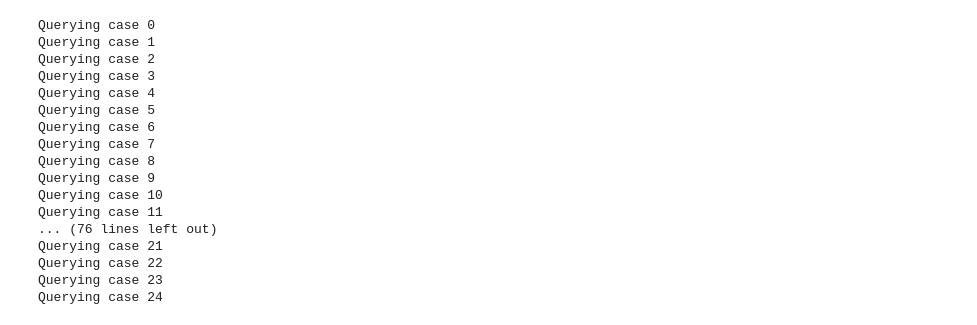
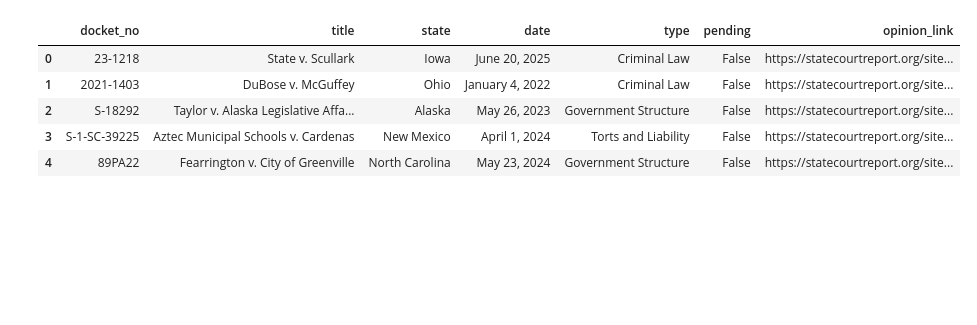
Before and after one commit to uchicago-capp-30320/JudgementCall, a Jupyter notebook: ingestion/llm_processing.ipynb, the cells around one changed output. Cells and saved outputs as stored; diff of their text form; code cells hidden in the pictures; blank space fills up the shorter version.

```diff
--- a/ingestion/llm_processing.ipynb
+++ b/ingestion/llm_processing.ipynb
@@ -16,8 +16,6 @@ from pydantic import BaseModel, Field
 from typing import List, Optional, TypedDict, get_type_hints
 # %%
 case_df = pd.read_csv("../data/cases_scdb.csv")
-case_df = case_df[case_df["opinion_link"].str.contains("https", na=False)]
-judge_pd = pd.read_csv("../data/judges_slri.csv")
 # %%
 # Manually enumerate rights here, but
 # programmatically create dataframe columns with these names later
@@ -335,28 +380,13 @@ def produce_tables(
 
     return rd, llm_run_metadata
 # %%
-tex_cases = case_df[case_df["state"] == "Texas"]
-wis_cases = case_df[case_df["state"] == "Wisconsin"]
-ala_cases = case_df[case_df["state"] == "Alaska"]
-freak_cases = pd.concat([tex_cases, wis_cases, ala_cases])
-
-freak_shit, freak_meta = produce_tables(freak_cases, "prompt.txt")
+test_df = case_df.sample(frac=1).reset_index(drop=True).head(5)
+test_df
 # %% [output]
-Querying case 0
-Querying case 1
-Querying case 2
-Querying case 3
-Querying case 4
-Querying case 5
-Querying case 6
-Querying case 7
-Querying case 8
-Querying case 9
-Querying case 10
-Querying case 11
-... (76 lines left out)
-Querying case 21
-Querying case 22
-Querying case 23
-Querying case 24
+|  | docket_no | title | state | date | type | pending | opinion_link |
+| 0 | 23-1218 | State v. Scullark | Iowa | June 20, 2025 | Criminal Law | False | https://statecourtreport.org/site... |
+| 1 | 2021-1403 | DuBose v. McGuffey | Ohio | January 4, 2022 | Criminal Law | False | https://statecourtreport.org/site... |
+| 2 | S-18292 | Taylor v. Alaska Legislative Affa... | Alaska | May 26, 2023 | Government Structure | False | https://statecourtreport.org/site... |
+| 3 | S-1-SC-39225 | Aztec Municipal Schools v. Cardenas | New Mexico | April 1, 2024 | Torts and Liability | False | https://statecourtreport.org/site... |
+| 4 | 89PA22 | Fearrington v. City of Greenville | North Carolina | May 23, 2024 | Government Structure | False | https://statecourtreport.org/site... |
 # %%
```
Also changed, not shown: parts of 5 cells of this notebook.
